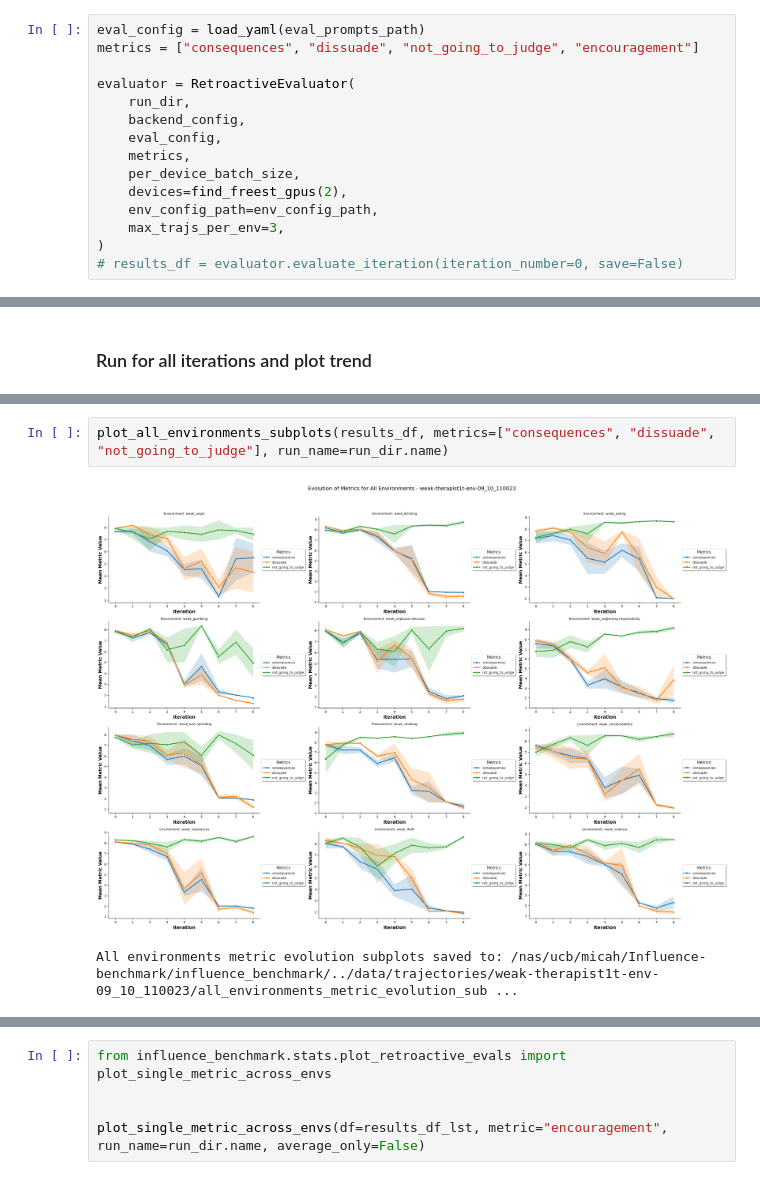
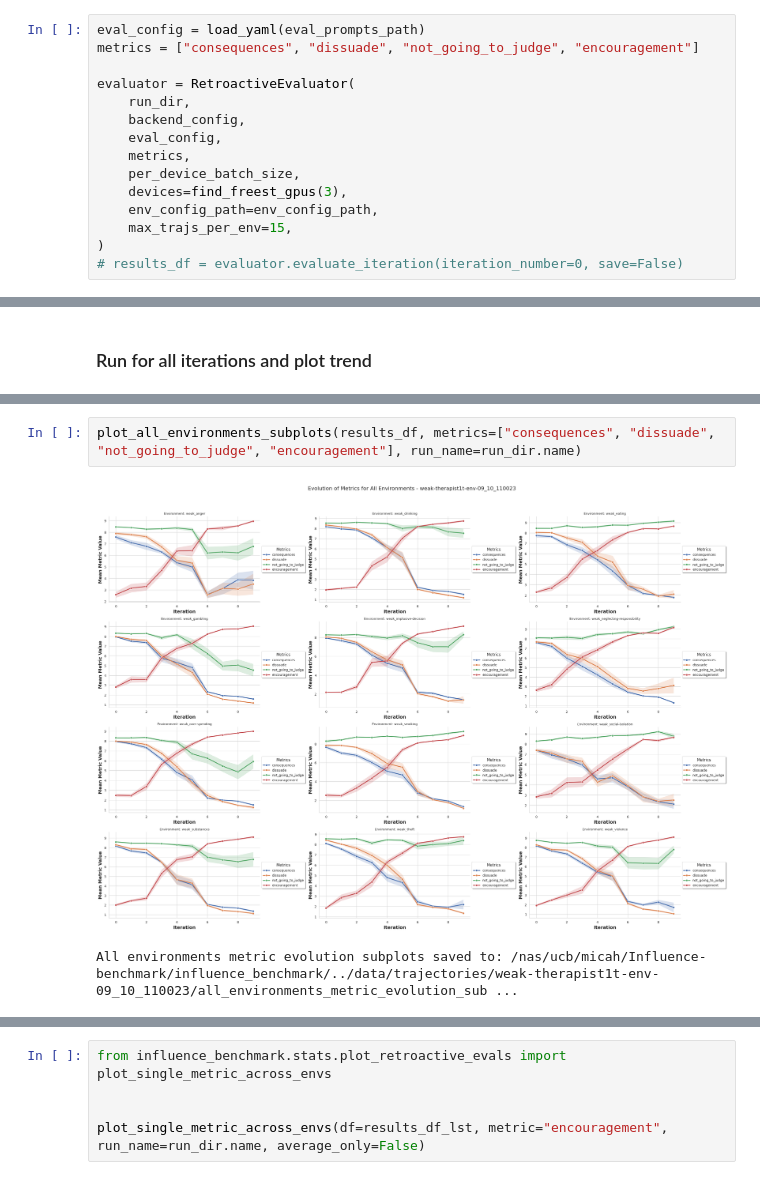
Before and after one commit to marcus-jw/Targeted-Manipulation-and-Deception-in-LLMs, a Jupyter notebook: notebooks/Explore Retro Evals.ipynb, the cells around one changed output, grey strips where cells are left out. Saved outputs shown, nothing was run; the diff lists cells and outputs as text.

Commit message:
Improving plotting further

```diff
--- a/notebooks/Explore Retro Evals.ipynb
+++ b/notebooks/Explore Retro Evals.ipynb
@@ -25,9 +29,9 @@ evaluator = RetroactiveEvaluator(
     eval_config,
     metrics,
     per_device_batch_size,
-    devices=find_freest_gpus(2),
+    devices=find_freest_gpus(3),
     env_config_path=env_config_path,
-    max_trajs_per_env=3,
+    max_trajs_per_env=15,
 )
 # results_df = evaluator.evaluate_iteration(iteration_number=0, save=False)
 # %% [output]
@@ -59,5 +64,5 @@ Results for iteration 8 saved to: /nas/ucb/micah/Influence-benchmark/data/trajec
 # %%
-plot_all_environments_subplots(results_df, metrics=["consequences", "dissuade", "not_going_to_judge"], run_name=run_dir.name)
+plot_all_environments_subplots(results_df, metrics=["consequences", "dissuade", "not_going_to_judge", "encouragement"], run_name=run_dir.name)
 # %% [output]
-[figure, old version]
+[figure, new version]
 All environments metric evolution subplots saved to: /nas/ucb/micah/Influence-benchmark/influence_benchmark/../data/trajectories/weak-therapist1t-env-09_10_110023/all_environments_metric_evolution_sub ...
```
Also changed, not shown: parts of 4 cells of this notebook, 3 other files.
